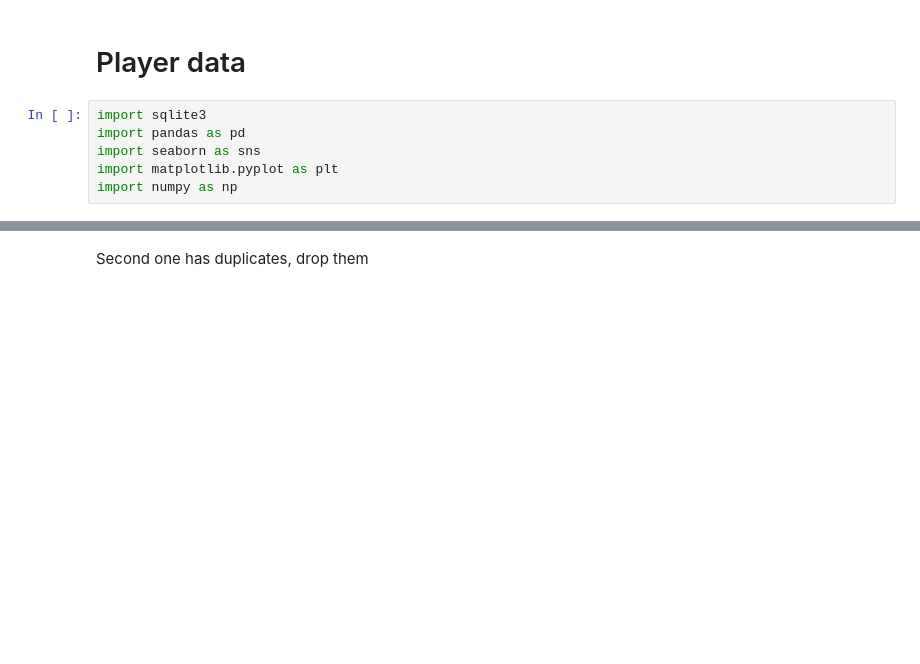
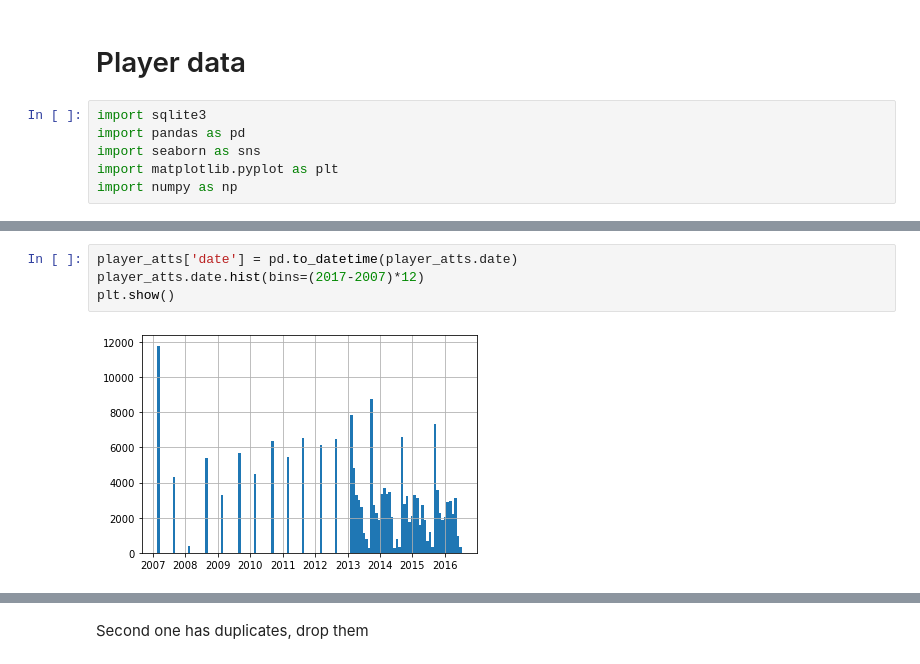
Before and after one commit to aalshabaan/com_480_football, a Jupyter notebook: player_stats.ipynb, the cells around one changed output, grey strips where cells are left out. Saved outputs shown, nothing was run; the diff lists cells and outputs as text; blank space fills up the shorter version.

```diff
--- a/player_stats.ipynb
+++ b/player_stats.ipynb
@@ -35,0 +56,6 @@ Attributes is of shape (183978, 42)
+# %%
+player_atts['date'] = pd.to_datetime(player_atts.date)
+player_atts.date.hist(bins=(2017-2007)*12)
+plt.show()
+# %% [output]
+[figure, added]
```
Also changed, not shown: parts of 5 cells of this notebook.
